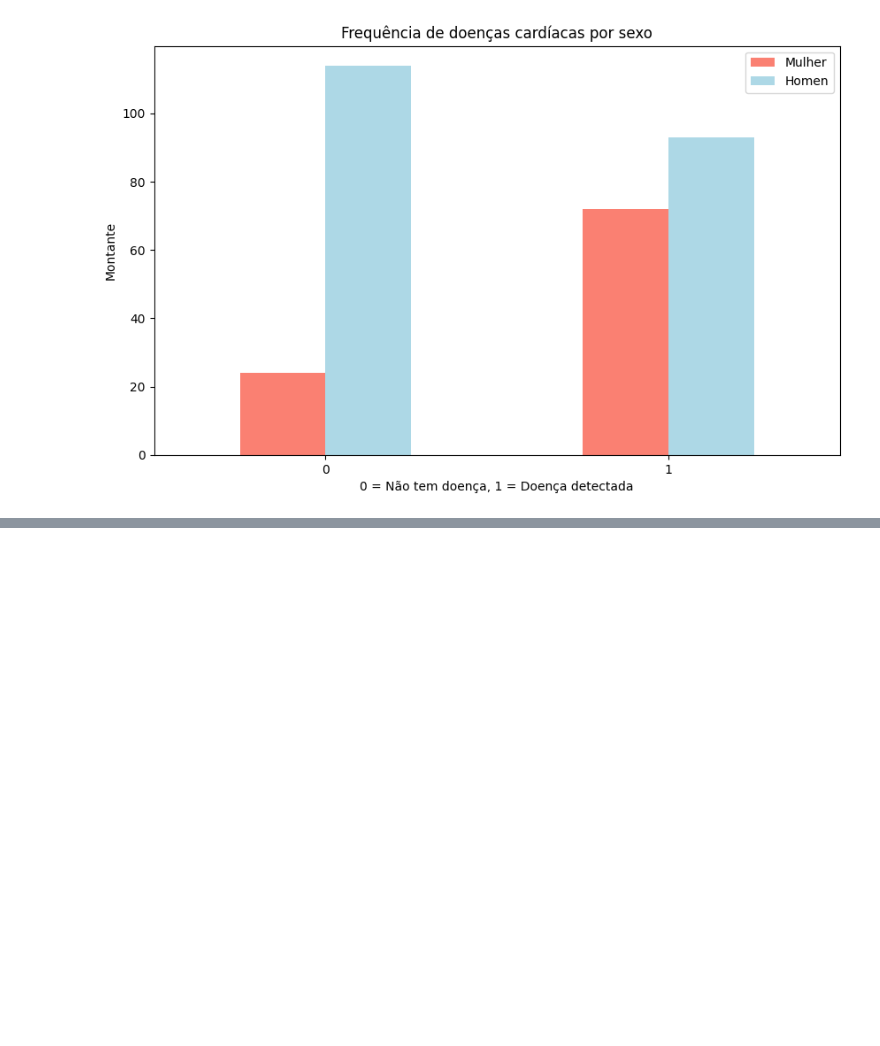
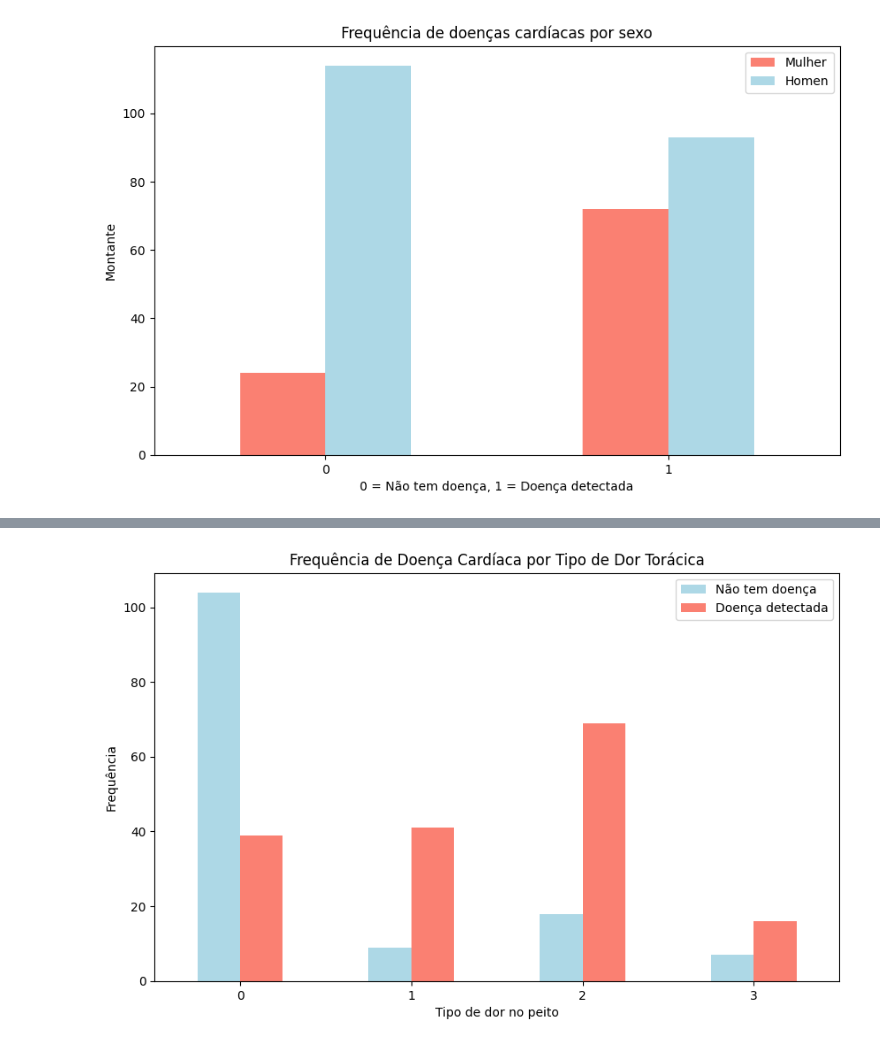
Before and after one commit to NoriegaCL/IA_Python, a Jupyter notebook: Exe01_Sktlearning.ipynb, the cells around one changed output, grey strips where cells are left out. Drawn from its saved outputs; the diff is of its cells as text; code cells hidden in the pictures; blank space fills up the shorter version.

```diff
--- a/Exe01_Sktlearning.ipynb
+++ b/Exe01_Sktlearning.ipynb
@@ -80,0 +114,13 @@ plt.xticks(rotation=0); # configura os eixos dos labels para vertical
+# %%
+pd.crosstab(df["cp"], df["target"]).plot(kind="bar",
+                                   figsize=(10,6),
+                                   color=["lightblue", "salmon"])
+
+# Adicionando atributos ao gráfico
+plt.title("Frequência de Doença Cardíaca por Tipo de Dor Torácica")
+plt.xlabel("Tipo de dor no peito")
+plt.ylabel("Frequência")
+plt.legend(["Não tem doença", "Doença detectada"])
+plt.xticks(rotation = 0);
+# %% [output]
+[figure, added]
```
Also changed, not shown: parts of 16 cells of this notebook.
